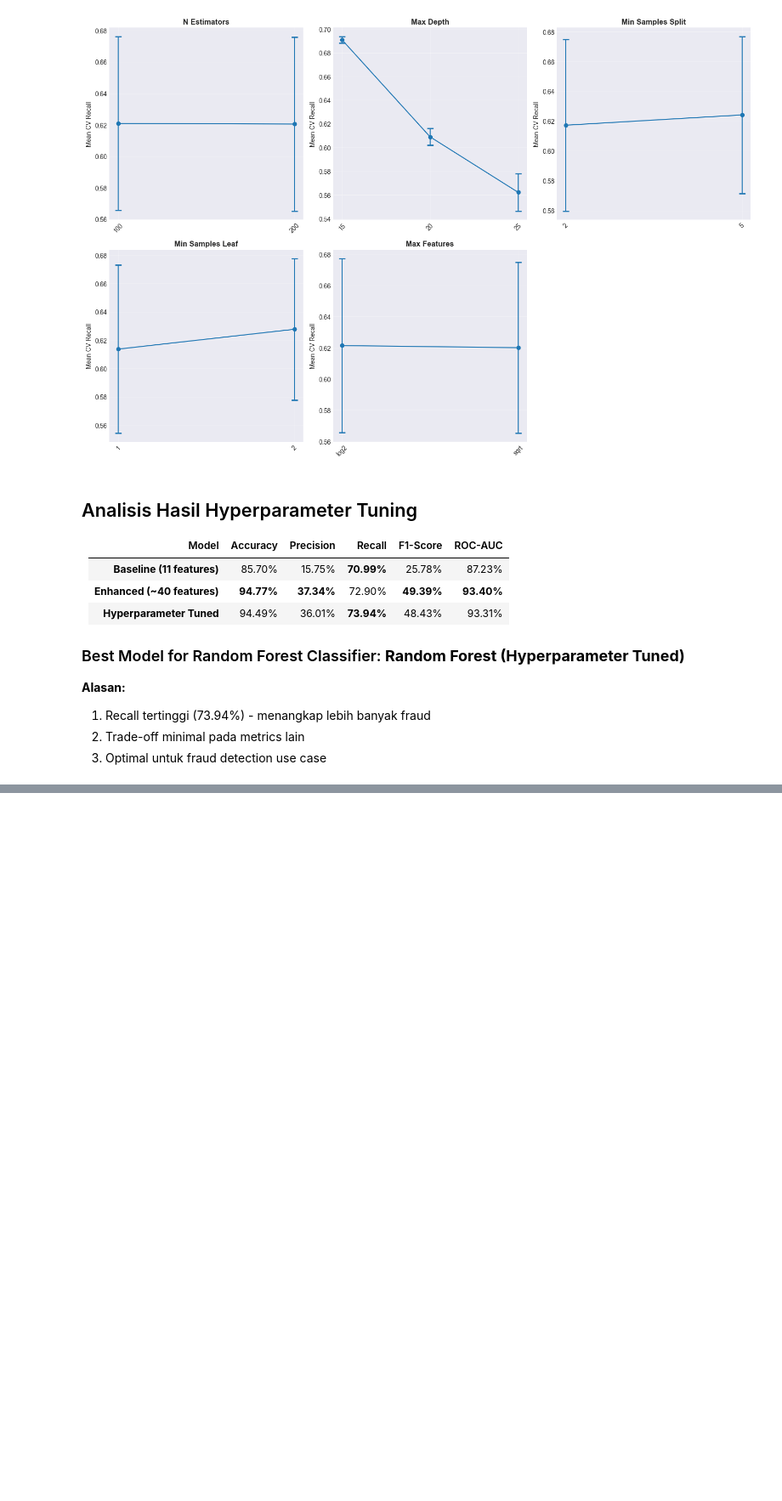
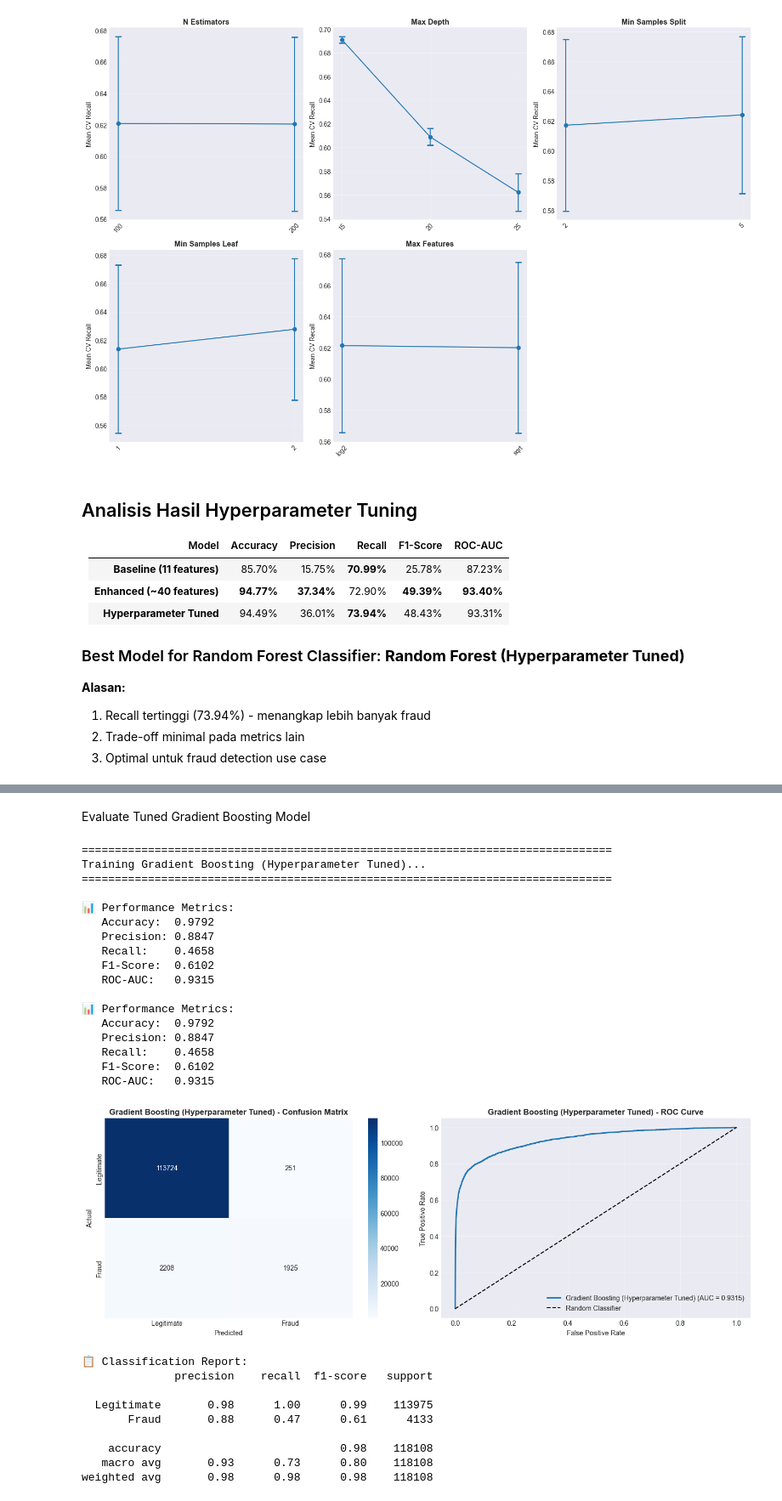
Before and after one commit to mrafiasyifaa/Midterm-Machine-Learning-2025, a Jupyter notebook: midterm_transaction_data.ipynb, the cells around one changed output, grey strips where cells are left out. Shown at 85% size. Drawn from its saved outputs; the diff is of its cells as text; code cells hidden in the pictures; blank space fills up the shorter version.

```diff
--- a/midterm_transaction_data.ipynb
+++ b/midterm_transaction_data.ipynb
@@ -1289,0 +1604,37 @@ Top 10 Parameter Combinations (by Recall):
+# %% [markdown]
+Evaluate Tuned Gradient Boosting Model
+# %%
+gb_tuned_results = evaluate_model(
+    'Gradient Boosting (Hyperparameter Tuned)',
+    gb_tuned,
+    X_train_enh_scaled, y_train_enh,
+    X_test_enh_scaled, y_test_enh
+)
+# %% [output]
+================================================================================
+Training Gradient Boosting (Hyperparameter Tuned)...
+================================================================================
+
+📊 Performance Metrics:
+   Accuracy:  0.9792
+   Precision: 0.8847
+   Recall:    0.4658
+   F1-Score:  0.6102
+   ROC-AUC:   0.9315
+
+📊 Performance Metrics:
+   Accuracy:  0.9792
+   Precision: 0.8847
+   Recall:    0.4658
+   F1-Score:  0.6102
+   ROC-AUC:   0.9315
+[figure, added]
+📋 Classification Report:
+              precision    recall  f1-score   support
+
+  Legitimate       0.98      1.00      0.99    113975
+       Fraud       0.88      0.47      0.61      4133
+
+    accuracy                           0.98    118108
+   macro avg       0.93      0.73      0.80    118108
+weighted avg       0.98      0.98      0.98    118108
```
Also changed, not shown: parts of 17 cells of this notebook.
